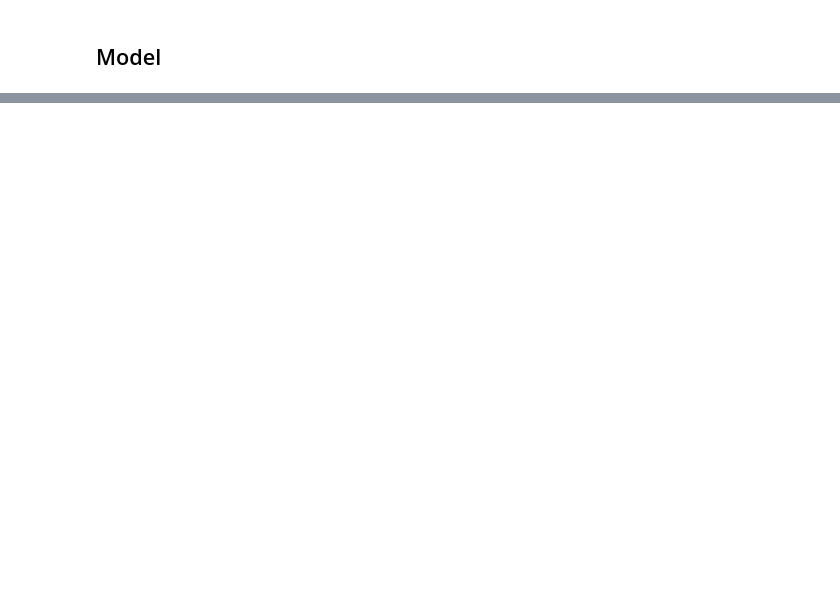
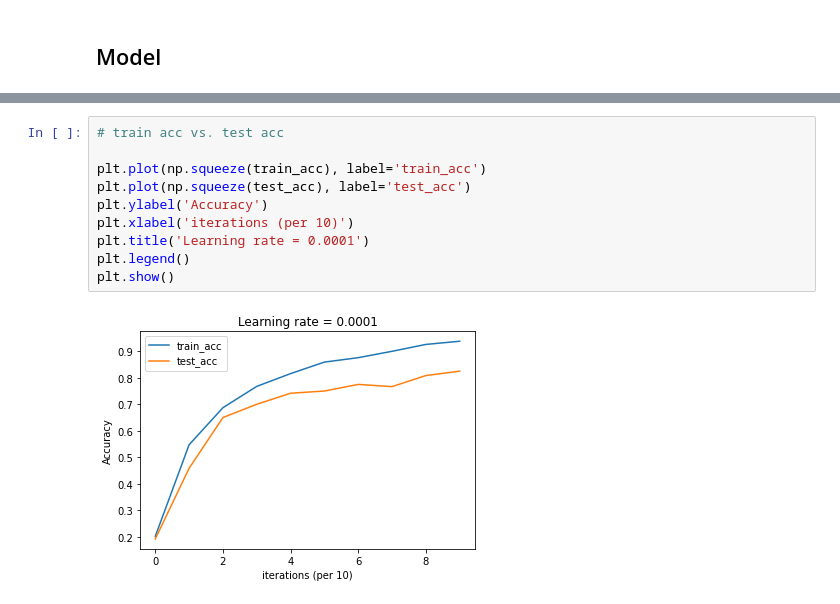
Before and after one commit to neuralsrg/MachineLearning, a Jupyter notebook: Tensorflow/tf_manual_nn.ipynb, the cells around one changed output, grey strips where cells are left out. Cells and saved outputs as stored; diff of their text form; blank space fills up the shorter version.

```diff
--- a/Tensorflow/tf_manual_nn.ipynb
+++ b/Tensorflow/tf_manual_nn.ipynb
@@ -368,0 +260,12 @@ Test_accuracy: tf.Tensor(0.75, shape=(), dtype=float32)
+# %%
+# train acc vs. test acc
+
+plt.plot(np.squeeze(train_acc), label='train_acc')
+plt.plot(np.squeeze(test_acc), label='test_acc')
+plt.ylabel('Accuracy')
+plt.xlabel('iterations (per 10)')
+plt.title('Learning rate = 0.0001')
+plt.legend()
+plt.show()
+# %% [output]
+[figure, added]
```
Also changed, not shown: parts of 7 cells of this notebook.
